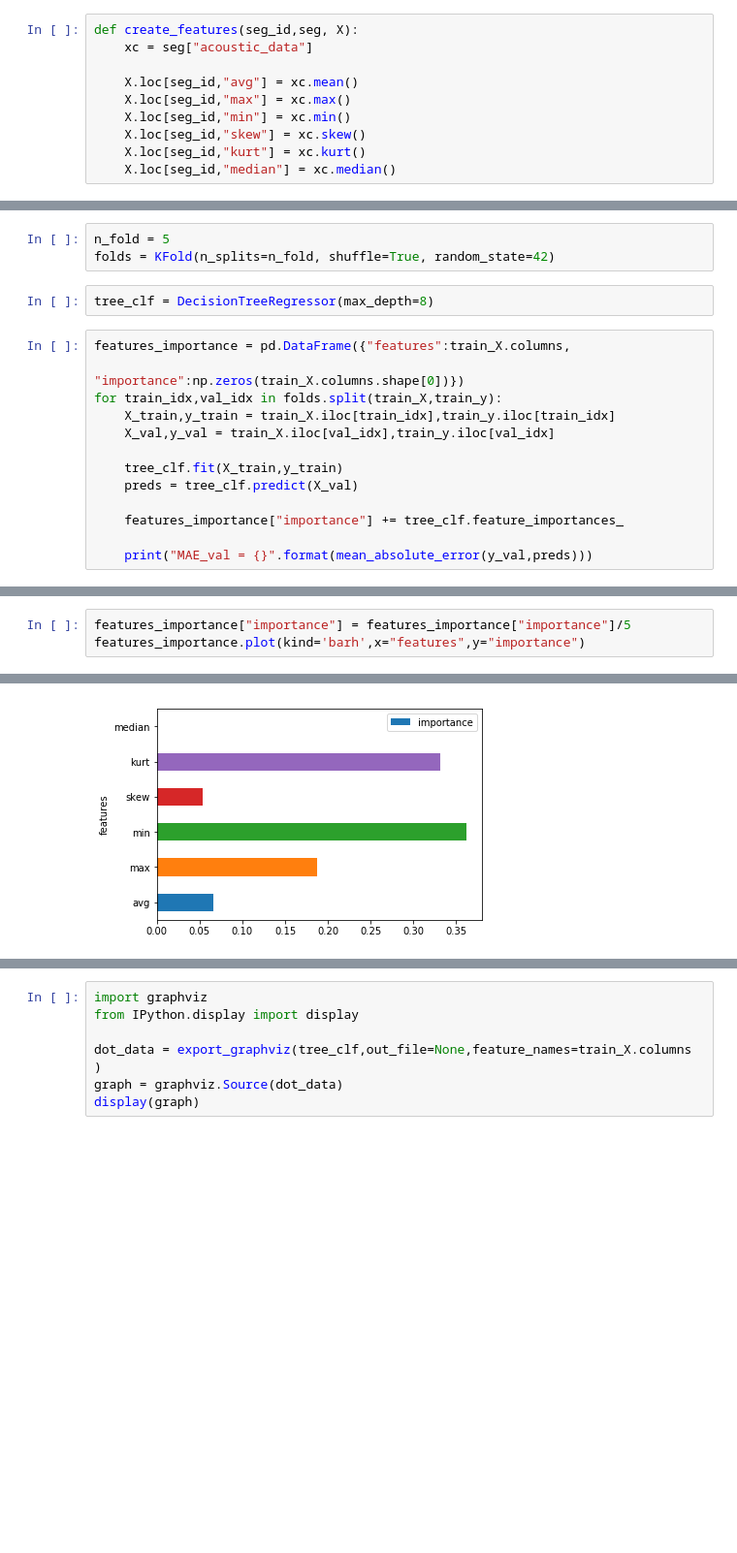
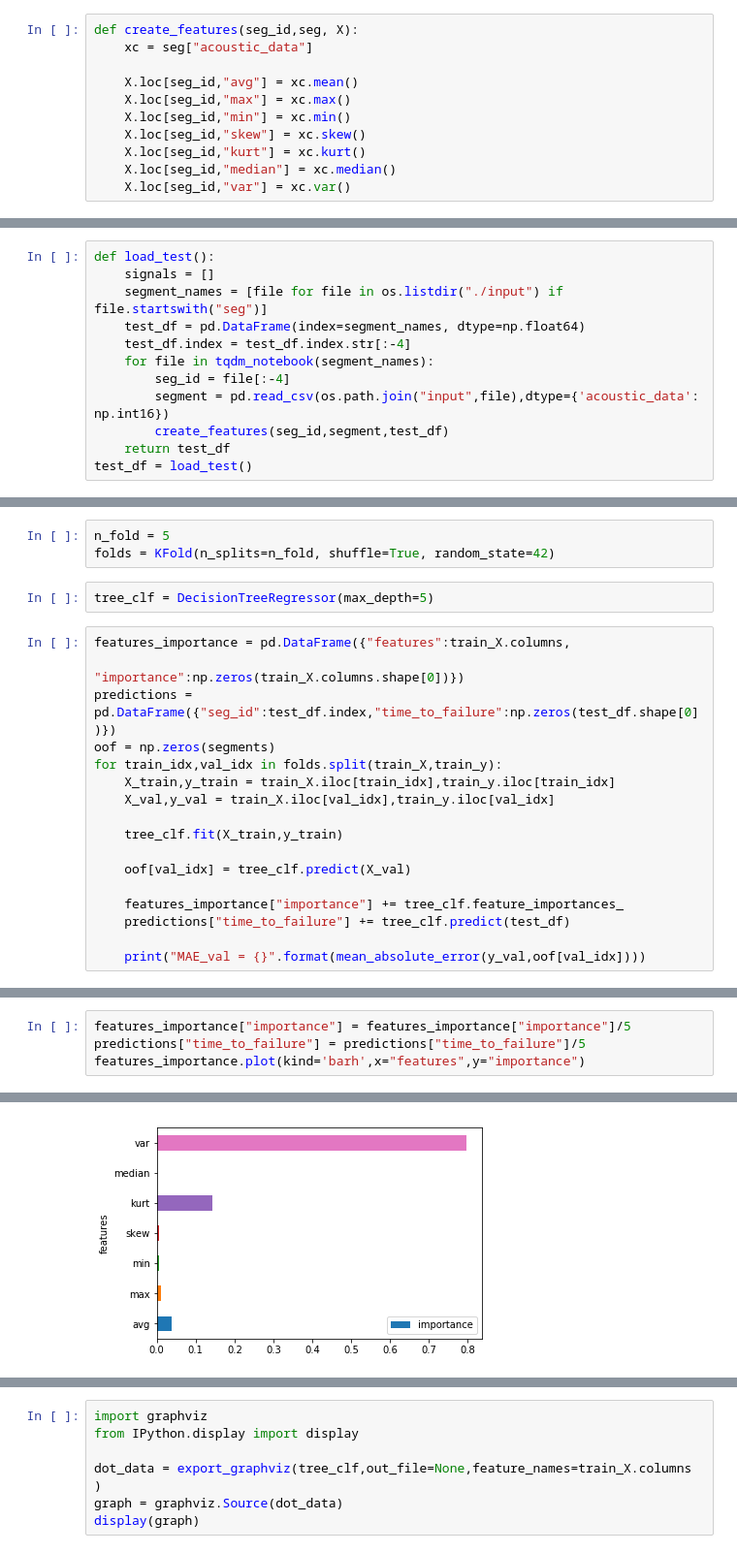
Before and after one commit to rszymani/kaggle-LANL-Earthquake-Prediction, a Jupyter notebook: StarterCodeTree.ipynb, the cells around one changed output, grey strips where cells are left out. Shown: that part at 97% size. Drawn from its saved outputs; the diff is of its cells as text; blank space fills up the shorter version.

```diff
--- a/StarterCodeTree.ipynb
+++ b/StarterCodeTree.ipynb
@@ -36,8 +36,21 @@ def create_features(seg_id,seg, X):
     X.loc[seg_id,"skew"] = xc.skew()
     X.loc[seg_id,"kurt"] = xc.kurt()
     X.loc[seg_id,"median"] = xc.median()
+    X.loc[seg_id,"var"] = xc.var()
 # %%
 for seg_id in tqdm_notebook(range(segments)):
     seg = train_df.iloc[seg_id*rows:seg_id*rows+rows]
     create_features(seg_id, seg,train_X)
     train_y.loc[seg_id, 'time_to_failure'] = seg['time_to_failure'].values[-1]
+# %%
+def load_test():
+    signals = []
+    segment_names = [file for file in os.listdir("./input") if file.startswith("seg")]
+    test_df = pd.DataFrame(index=segment_names, dtype=np.float64)
+    test_df.index = test_df.index.str[:-4]
+    for file in tqdm_notebook(segment_names):
+        seg_id = file[:-4]
+        segment = pd.read_csv(os.path.join("input",file),dtype={'acoustic_data': np.int16})
+        create_features(seg_id,segment,test_df)
+    return test_df
+test_df = load_test()
@@ -45,18 +76,22 @@ for seg_id in tqdm_notebook(range(segments)):
 n_fold = 5
 folds = KFold(n_splits=n_fold, shuffle=True, random_state=42)
 # %%
-tree_clf = DecisionTreeRegressor(max_depth=8)
+tree_clf = DecisionTreeRegressor(max_depth=5)
 # %%
 features_importance = pd.DataFrame({"features":train_X.columns,
                                     "importance":np.zeros(train_X.columns.shape[0])})
+predictions = pd.DataFrame({"seg_id":test_df.index,"time_to_failure":np.zeros(test_df.shape[0])})
+oof = np.zeros(segments)
 for train_idx,val_idx in folds.split(train_X,train_y):
     X_train,y_train = train_X.iloc[train_idx],train_y.iloc[train_idx]
     X_val,y_val = train_X.iloc[val_idx],train_y.iloc[val_idx]
 
     tree_clf.fit(X_train,y_train)
-    preds = tree_clf.predict(X_val)
+
+    oof[val_idx] = tree_clf.predict(X_val)
 
     features_importance["importance"] += tree_clf.feature_importances_
+    predictions["time_to_failure"] += tree_clf.predict(test_df)
 
-    print("MAE_val = {}".format(mean_absolute_error(y_val,preds)))
+    print("MAE_val = {}".format(mean_absolute_error(y_val,oof[val_idx])))
 # %% [output]
@@ -68,6 +107,7 @@ MAE_val = 2.4906250324465304
 # %%
 features_importance["importance"] = features_importance["importance"]/5
+predictions["time_to_failure"] = predictions["time_to_failure"]/5
 features_importance.plot(kind='barh',x="features",y="importance")
 # %% [output]
 <matplotlib.axes._subplots.AxesSubplot at 0x...>
-[figure, old version]
+[figure, new version]
```
Also changed, not shown: parts of 5 cells of this notebook.
